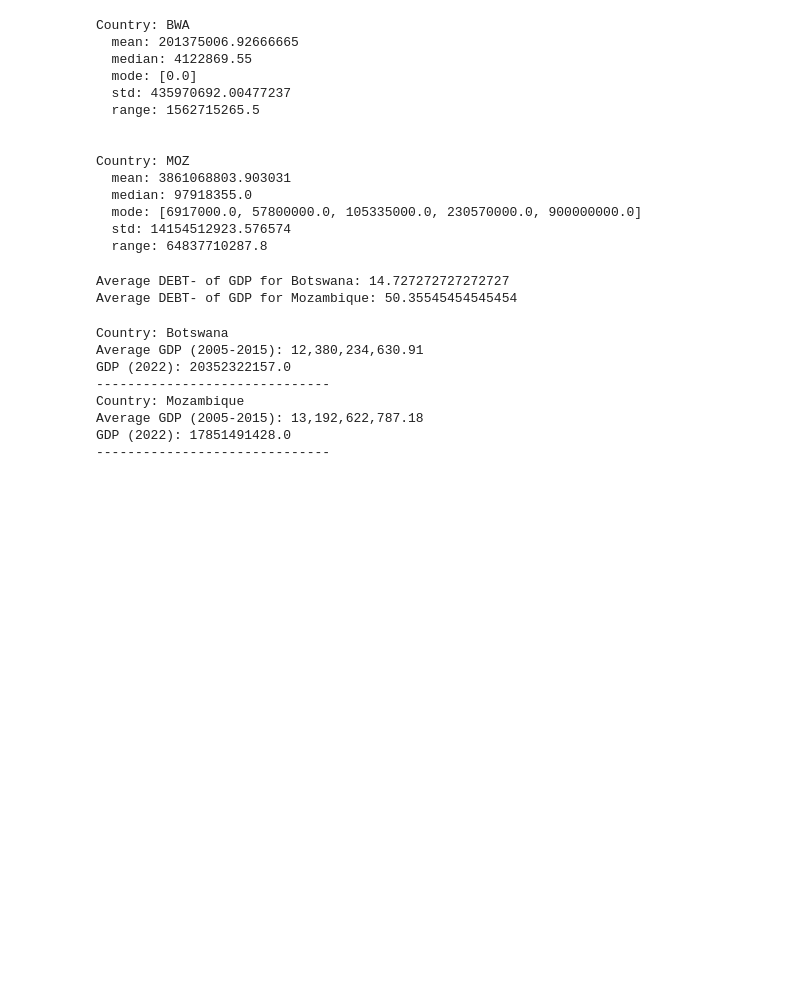
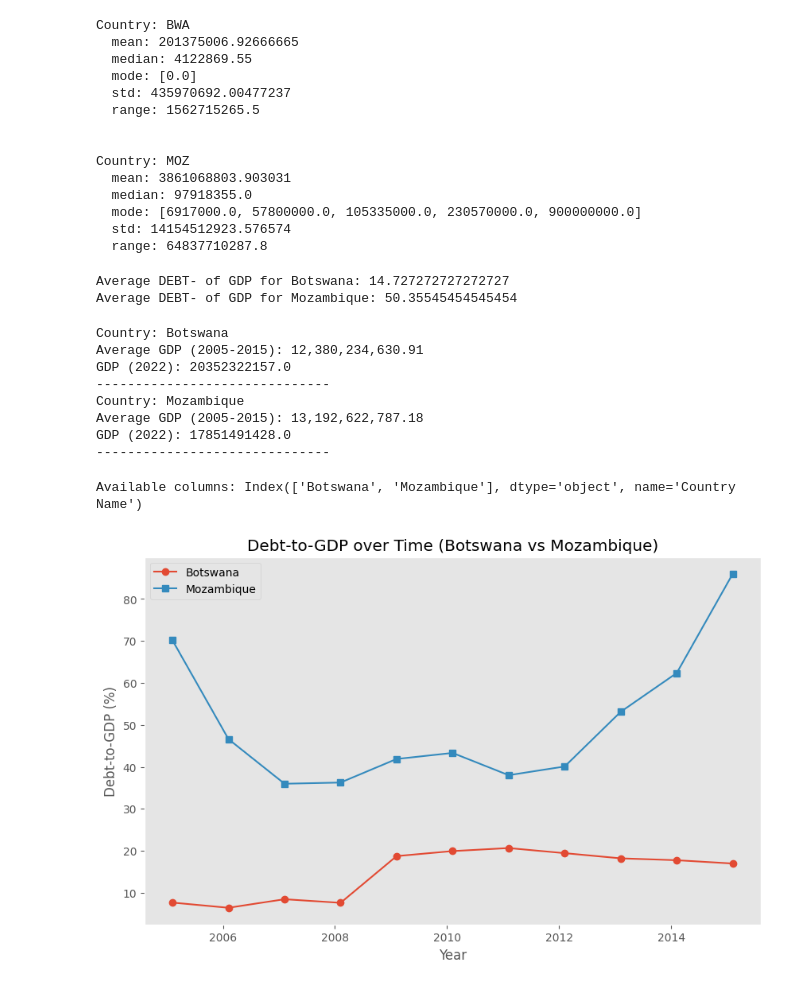
Before and after one commit to Mosime2001/first-project-data-analysis-, a Jupyter notebook: Copy_of_Welcome_To_Colab (2).ipynb, the cells around one changed output. Drawn from its saved outputs; the diff is of its cells as text; code cells hidden in the pictures; blank space fills up the shorter version.

```diff
--- a/Copy_of_Welcome_To_Colab (2).ipynb
+++ b/Copy_of_Welcome_To_Colab (2).ipynb
@@ -595,3 +591,60 @@ Country: Mozambique
 Average GDP (2005-2015): 13,192,622,787.18
 GDP (2022): 17851491428.0
 ------------------------------
+# %%
+import matplotlib.pyplot as plt
+import pandas as pd
+
+# Load the spreadsheet
+file_path = "/content/DEBT- of GDP.xlsx"
+xls = pd.ExcelFile(file_path)
+
+# Load the data from the sheet
+df = pd.read_excel(xls, sheet_name="in")
+
+# Clean column names (remove extra spaces)
+df.columns = df.columns.str.strip()
+df["Country Name"] = df["Country Name"].str.strip()
+
+# Extract Botswana and Mozambique data
+df_selected = df[df["Country Name"].isin(["Botswana", "Mozambique"])].set_index("Country Name")
+
+# Select only numerical columns (years)
+df_selected = df_selected.apply(pd.to_numeric, errors='coerce')
+
+# Transpose for better visualization
+df_selected = df_selected.T
+# Ensure the index is numeric (convert to float for plotting)
+df_selected.index = pd.to_numeric(df_selected.index, errors='coerce')
+df_selected = df_selected.dropna()
+
+# Check available column names
+print("Available columns:", df_selected.columns)
+
+# Ensure column names match exactly
+df_selected.columns = df_selected.columns.str.strip()
+
+# Plot the trend
+plt.figure(figsize=(10, 6))
+
+if "Botswana" in df_selected.columns:
+    plt.plot(df_selected.index, df_selected["Botswana"], marker='o', linestyle='-', label='Botswana')
+else:
+    print("Warning: 'Botswana' column not found in data.")
+
+if "Mozambique" in df_selected.columns:
+    plt.plot(df_selected.index, df_selected["Mozambique"], marker='s', linestyle='-', label='Mozambique')
+else:
+    print("Warning: 'Mozambique' column not found in data.")
+# Labels and title
+plt.xlabel('Year')
+plt.ylabel('Debt-to-GDP (%)')
+plt.title('Debt-to-GDP over Time (Botswana vs Mozambique)')
+plt.legend()
+plt.grid()
+
+# Show the plot
+plt.show()
+# %% [output]
+Available columns: Index(['Botswana', 'Mozambique'], dtype='object', name='Country Name')
+[figure, added]
```
Also changed, not shown: parts of 12 cells of this notebook.
